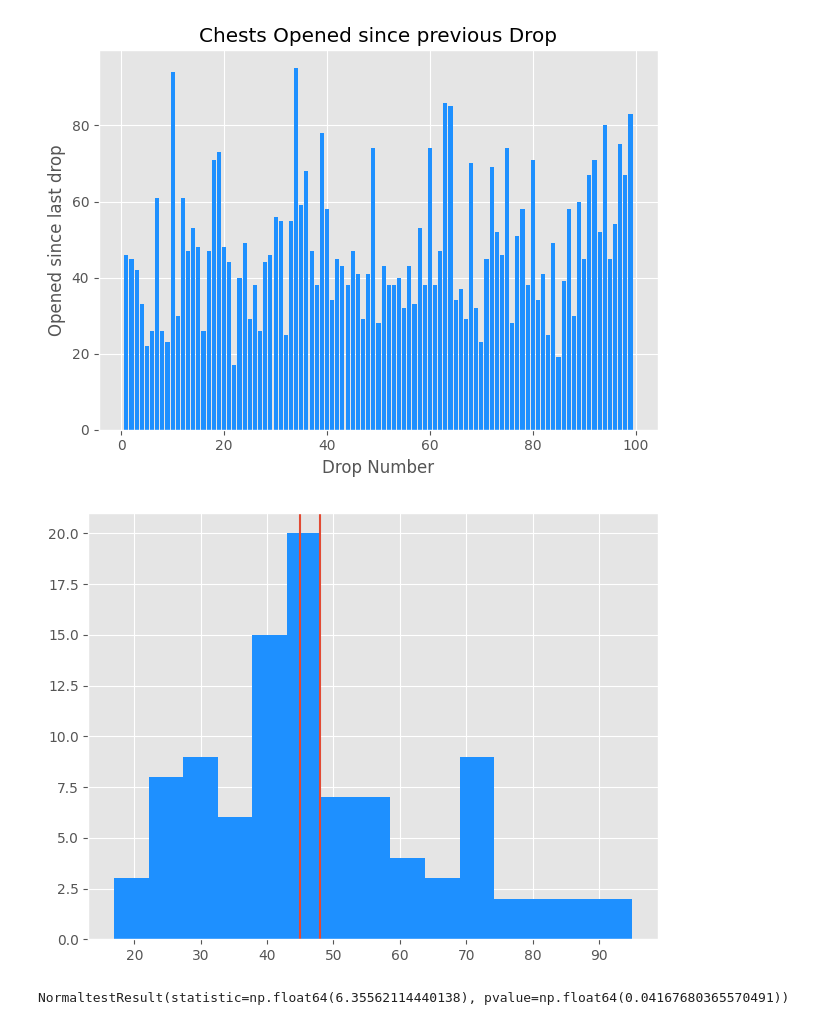
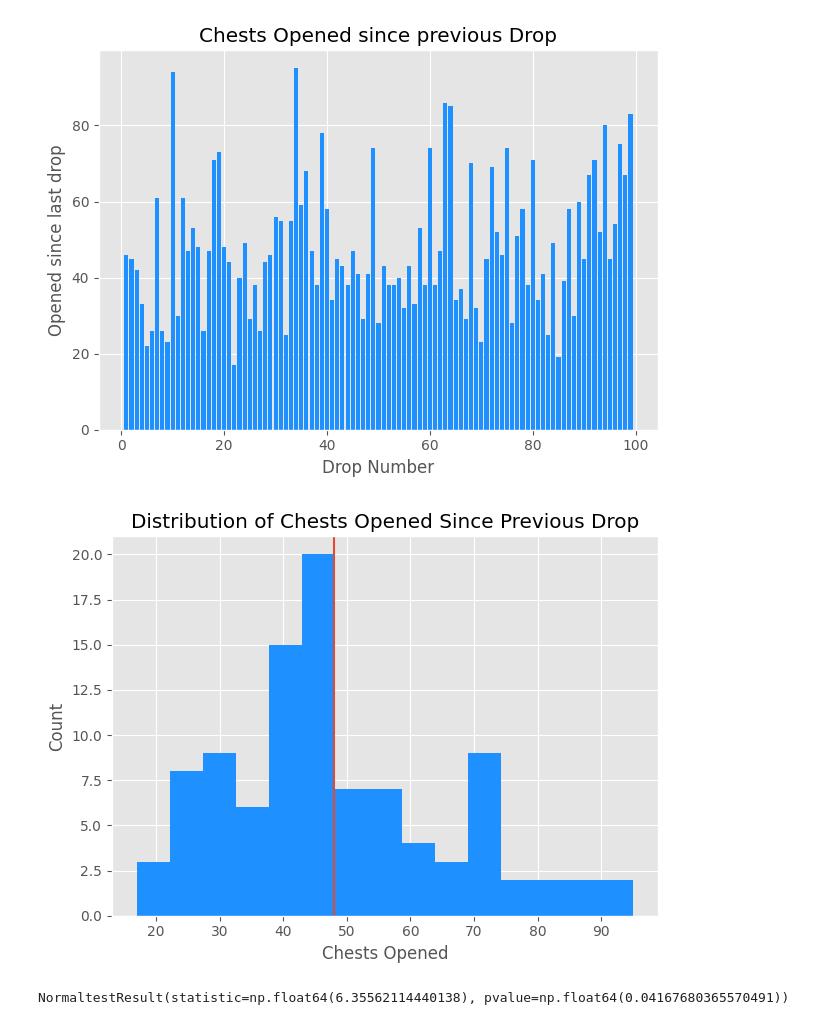
Before and after one commit to finnleyautumn/exotic_class_item_farm, a Jupyter notebook: d2_exotic_farm.ipynb, the cells around one changed output. Drawn from its saved outputs; the diff is of its cells as text; code cells hidden in the pictures.

```diff
--- a/d2_exotic_farm.ipynb
+++ b/d2_exotic_farm.ipynb
@@ -268,15 +265,20 @@ plt.show()
 # %%
 fig,ax=plt.subplots(1,1,tight_layout=True)
 
 ax.hist(world_chests.opened_since_previous_drop,
         bins = 15,
         color = 'dodgerblue')
 
 ax.axvline(world_chests.opened_since_previous_drop.mean())
-ax.axvline(world_chests.opened_since_previous_drop.median())
+
+ax.set_title("Distribution of Chests Opened Since Previous Drop")
+ax.set_ylabel("Count")
+ax.set_xlabel("Chests Opened")
+
+plt.savefig("outputs/chests_opened_since_prev_distn.png")
 plt.show()
 # %% [output]
-[figure, old version]
+[figure, new version]
 # %%
 normaltest(world_chests.opened_since_previous_drop)
 # %% [output]
```
Also changed, not shown: parts of 13 cells of this notebook, 3 other files.
